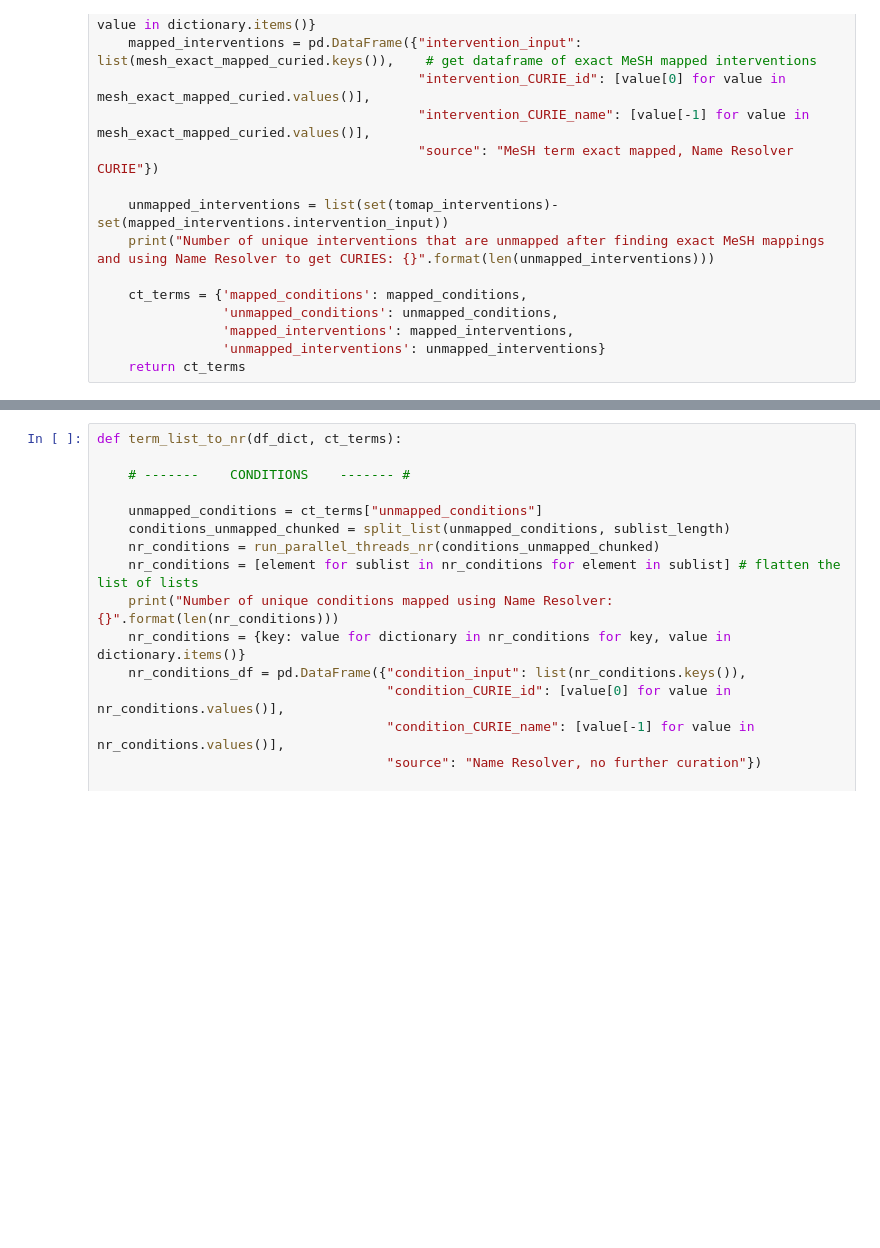
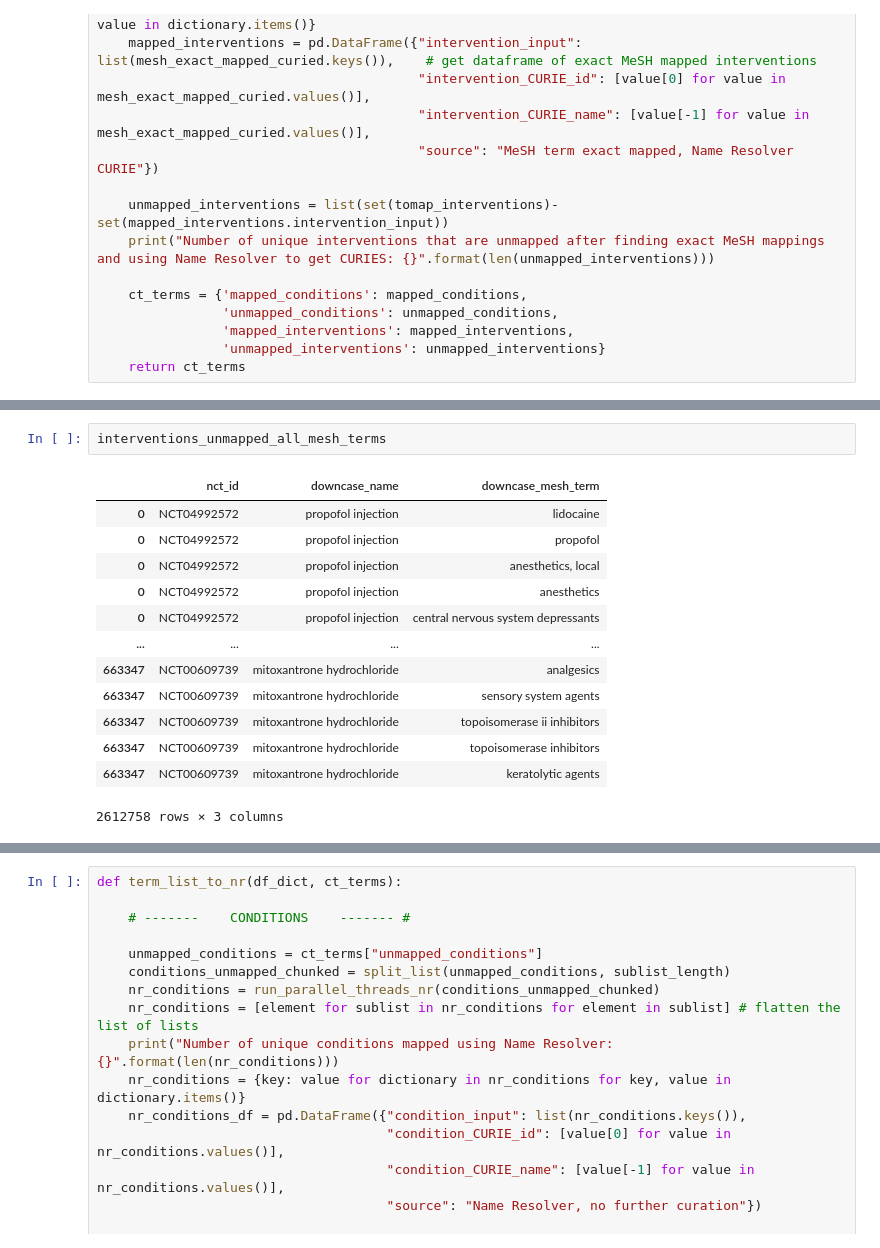
Before and after one commit to GitHubbit/Multiomics_ClinicalTrials_KP, a Jupyter notebook: mapper_ipynb_to_py.ipynb, the cells around one changed output, grey strips where cells are left out. Saved outputs shown, nothing was run; the diff lists cells and outputs as text; blank space fills up the shorter version.

```diff
--- a/mapper_ipynb_to_py.ipynb
+++ b/mapper_ipynb_to_py.ipynb
@@ -372,0 +441,16 @@ def inexact_match_mesh(df_dict, ct_terms):
+# %%
+interventions_unmapped_all_mesh_terms
+# %% [output]
+|  | nct_id | downcase_name | downcase_mesh_term |
+| 0 | NCT04992572 | propofol injection | lidocaine |
+| 0 | NCT04992572 | propofol injection | propofol |
+| 0 | NCT04992572 | propofol injection | anesthetics, local |
+| 0 | NCT04992572 | propofol injection | anesthetics |
+| 0 | NCT04992572 | propofol injection | central nervous system depressants |
+| ... | ... | ... | ... |
+| 663347 | NCT00609739 | mitoxantrone hydrochloride | analgesics |
+| 663347 | NCT00609739 | mitoxantrone hydrochloride | sensory system agents |
+| 663347 | NCT00609739 | mitoxantrone hydrochloride | topoisomerase ii inhibitors |
+| 663347 | NCT00609739 | mitoxantrone hydrochloride | topoisomerase inhibitors |
+| 663347 | NCT00609739 | mitoxantrone hydrochloride | keratolytic agents |
+2612758 rows × 3 columns
```
Also changed, not shown: parts of 6 cells of this notebook.
